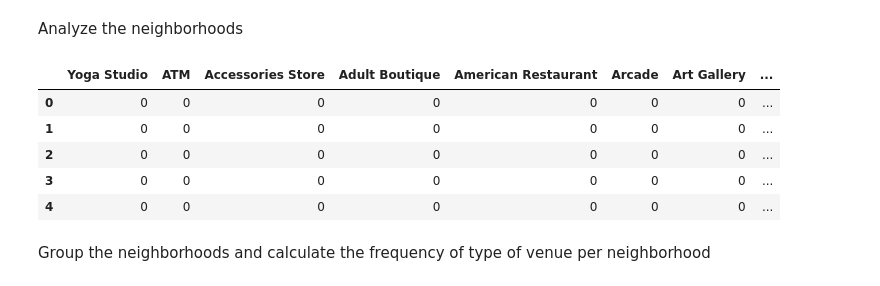
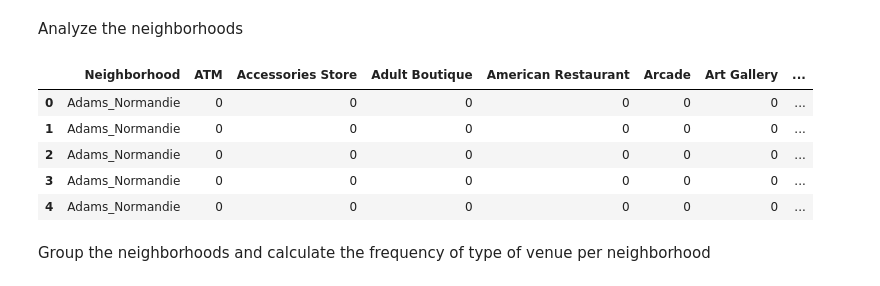
Before and after one commit to karolinasandgren/Coursera_Capstone, a Jupyter notebook: Data Analysis for Prospective LA Neighborhood.ipynb, the cells around one changed output. Drawn from its saved outputs; the diff is of its cells as text; code cells hidden in the pictures.

```diff
--- a/Data Analysis for Prospective LA Neighborhood.ipynb
+++ b/Data Analysis for Prospective LA Neighborhood.ipynb
@@ -246,22 +271,23 @@ Analyze the neighborhoods
 # %%
 # one hot encoding
 la_onehot = pd.get_dummies(la_venues[['Venue Category']], prefix="", prefix_sep="")
 
 # add neighborhood column back to dataframe
 la_onehot['Neighborhood'] = la_venues['Neighborhood']
 
 # move neighborhood column to the first column
-fixed_columns = [la_onehot.columns[-1]] + list(la_onehot.columns[:-1])
-la_onehot = la_onehot[fixed_columns]
+move = la_onehot['Neighborhood']
+la_onehot.drop(labels=['Neighborhood'], axis=1, inplace = True)
+la_onehot.insert(0, 'Neighborhood', move)
 
 la_onehot.head()
 # %% [output]
-|  | Yoga Studio | ATM | Accessories Store | Adult Boutique | American Restaurant | Arcade | Art Gallery | ... |
-| 0 | 0 | 0 | 0 | 0 | 0 | 0 | 0 | ... |
-| 1 | 0 | 0 | 0 | 0 | 0 | 0 | 0 | ... |
-| 2 | 0 | 0 | 0 | 0 | 0 | 0 | 0 | ... |
-| 3 | 0 | 0 | 0 | 0 | 0 | 0 | 0 | ... |
-| 4 | 0 | 0 | 0 | 0 | 0 | 0 | 0 | ... |
+|  | Neighborhood | ATM | Accessories Store | Adult Boutique | American Restaurant | Arcade | Art Gallery | ... |
+| 0 | Adams_Normandie | 0 | 0 | 0 | 0 | 0 | 0 | ... |
+| 1 | Adams_Normandie | 0 | 0 | 0 | 0 | 0 | 0 | ... |
+| 2 | Adams_Normandie | 0 | 0 | 0 | 0 | 0 | 0 | ... |
+| 3 | Adams_Normandie | 0 | 0 | 0 | 0 | 0 | 0 | ... |
+| 4 | Adams_Normandie | 0 | 0 | 0 | 0 | 0 | 0 | ... |
 # %% [markdown]
 Group the neighborhoods and calculate the frequency of type of venue per neighborhood
 # %%
```
Also changed, not shown: parts of 17 cells of this notebook.
